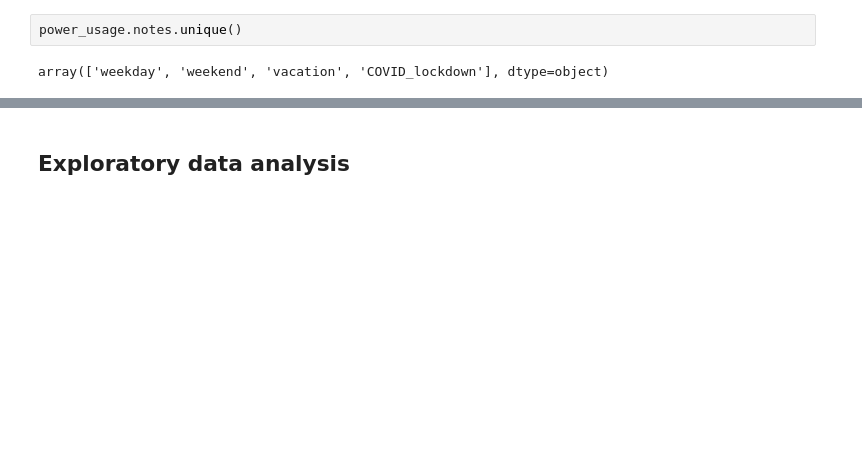
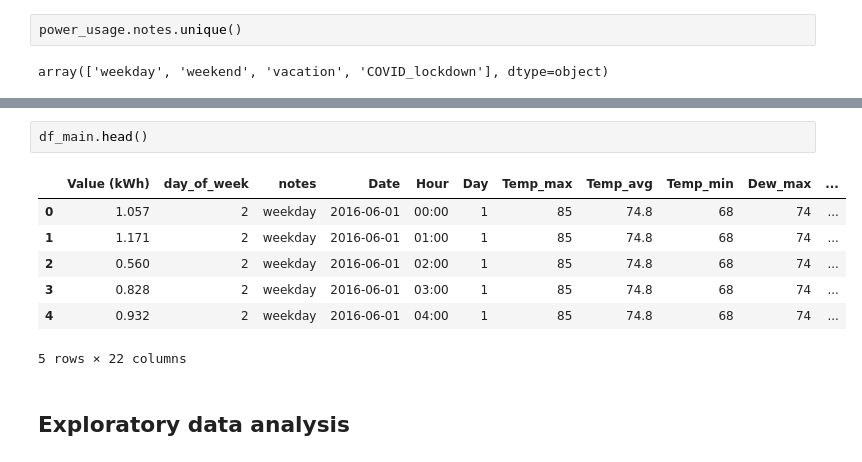
Before and after one commit to cybertraining-dsc/cybertraining-dsc.github.io-v1, a Jupyter notebook: docs/report/fa20-523-314/project/data_script/residential_power_consumption_prediction.ipynb, the cells around one changed output, grey strips where cells are left out. Cells and saved outputs as stored; diff of their text form; blank space fills up the shorter version.

```diff
--- a/docs/report/fa20-523-314/project/data_script/residential_power_consumption_prediction.ipynb
+++ b/docs/report/fa20-523-314/project/data_script/residential_power_consumption_prediction.ipynb
@@ -145,2 +177,12 @@ array(['weekday', 'weekend', 'vacation', 'COVID_lockdown'], dtype=object)
+# %%
+df_main.head()
+# %% [output]
+|  | Value (kWh) | day_of_week | notes | Date | Hour | Day | Temp_max | Temp_avg | Temp_min | Dew_max | ... |
+| 0 | 1.057 | 2 | weekday | 2016-06-01 | 00:00 | 1 | 85 | 74.8 | 68 | 74 | ... |
+| 1 | 1.171 | 2 | weekday | 2016-06-01 | 01:00 | 1 | 85 | 74.8 | 68 | 74 | ... |
+| 2 | 0.560 | 2 | weekday | 2016-06-01 | 02:00 | 1 | 85 | 74.8 | 68 | 74 | ... |
+| 3 | 0.828 | 2 | weekday | 2016-06-01 | 03:00 | 1 | 85 | 74.8 | 68 | 74 | ... |
+| 4 | 0.932 | 2 | weekday | 2016-06-01 | 04:00 | 1 | 85 | 74.8 | 68 | 74 | ... |
+5 rows × 22 columns
 # %% [markdown]
 ## Exploratory data analysis
```
Also changed, not shown: parts of 30 cells of this notebook, 6 other files.
